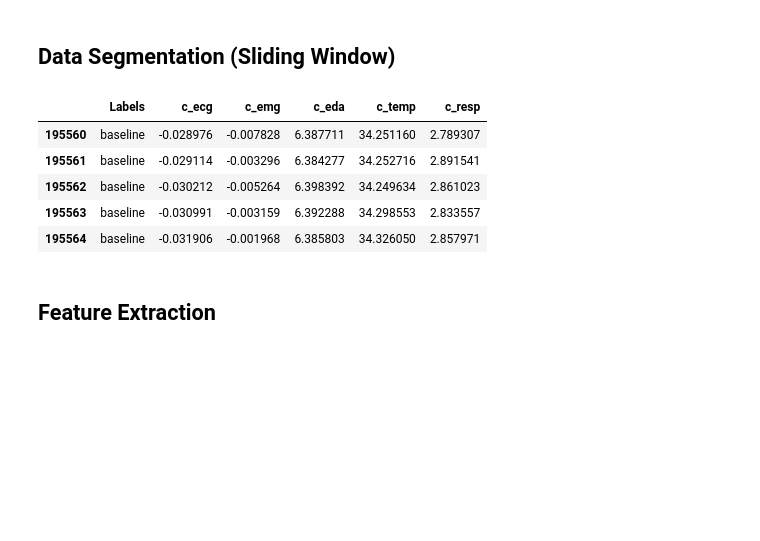
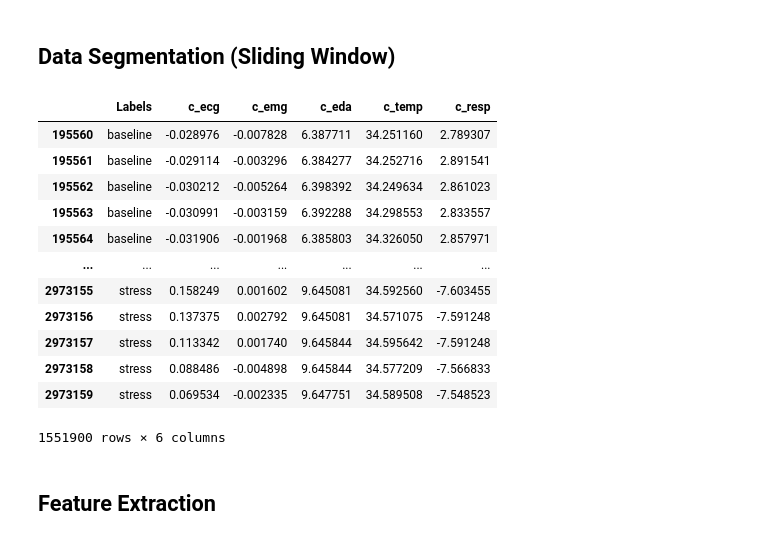
Before and after one commit to AmerAltizini/Emotion_Recognition, a Jupyter notebook: WESAD GMM Clustering.ipynb, the cells around one changed output. Drawn from its saved outputs; the diff is of its cells as text; code cells hidden in the pictures; blank space fills up the shorter version.

```diff
--- a/WESAD GMM Clustering.ipynb
+++ b/WESAD GMM Clustering.ipynb
@@ -338,17 +332,24 @@ array([[<AxesSubplot:title={'center':'c_ecg'}>,
 # %%
 #sliding window and feature extraction
 
 X=Labeled_Data.iloc[:,1:]
 X_mean=X.rolling(60).mean()
 X_std=X.rolling(60).std()
-Labeled_Data.head()
+Labeled_Data
 # %% [output]
 |  | Labels | c_ecg | c_emg | c_eda | c_temp | c_resp |
 | 195560 | baseline | -0.028976 | -0.007828 | 6.387711 | 34.251160 | 2.789307 |
 | 195561 | baseline | -0.029114 | -0.003296 | 6.384277 | 34.252716 | 2.891541 |
 | 195562 | baseline | -0.030212 | -0.005264 | 6.398392 | 34.249634 | 2.861023 |
 | 195563 | baseline | -0.030991 | -0.003159 | 6.392288 | 34.298553 | 2.833557 |
 | 195564 | baseline | -0.031906 | -0.001968 | 6.385803 | 34.326050 | 2.857971 |
+| ... | ... | ... | ... | ... | ... | ... |
+| 2973155 | stress | 0.158249 | 0.001602 | 9.645081 | 34.592560 | -7.603455 |
+| 2973156 | stress | 0.137375 | 0.002792 | 9.645081 | 34.571075 | -7.591248 |
+| 2973157 | stress | 0.113342 | 0.001740 | 9.645844 | 34.595642 | -7.591248 |
+| 2973158 | stress | 0.088486 | -0.004898 | 9.645844 | 34.577209 | -7.566833 |
+| 2973159 | stress | 0.069534 | -0.002335 | 9.647751 | 34.589508 | -7.548523 |
+1551900 rows × 6 columns
 # %% [markdown]
 ## Feature Extraction
 # %%
```
Also changed, not shown: parts of 5 cells of this notebook, 1 other file.
